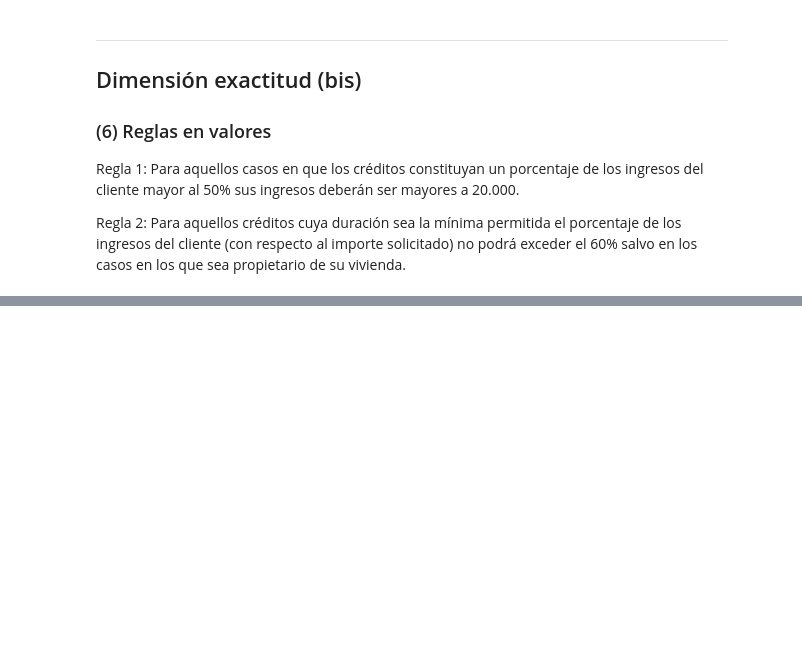
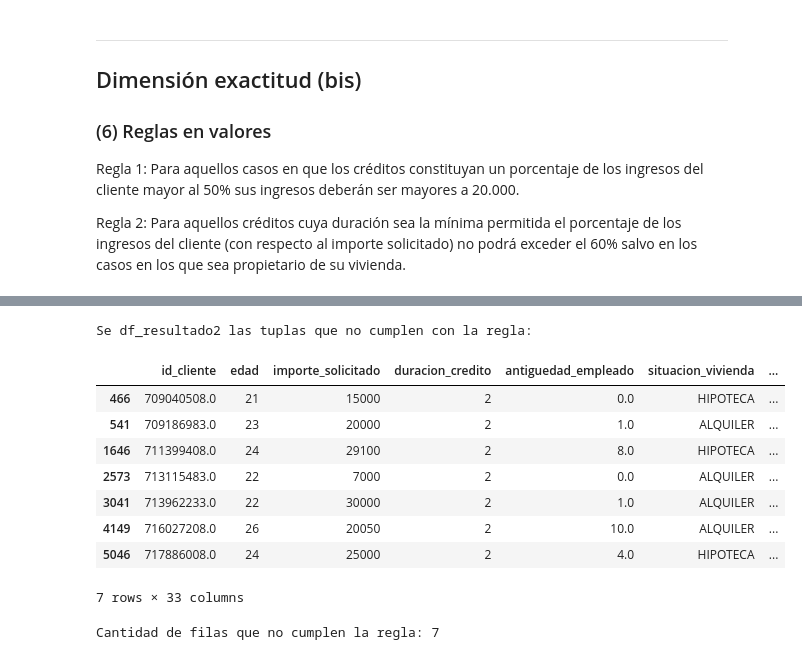
Before and after one commit to ajohn21/13MBID-OCT2324, a Jupyter notebook: notebooks/comprension_datos/CD03-Verificacion-calidad.ipynb, the cells around one changed output, grey strips where cells are left out. Cells and saved outputs as stored; diff of their text form; code cells hidden in the pictures; blank space fills up the shorter version.

Commit message:
Final de la verificacion de calidad de datos

```diff
--- a/notebooks/comprension_datos/CD03-Verificacion-calidad.ipynb
+++ b/notebooks/comprension_datos/CD03-Verificacion-calidad.ipynb
@@ -507,0 +1270,48 @@ print(f"Cantidad de filas que no cumplen la regla: {aux.shape[0]}")
+# %%
+# REGLA 2
+#Se puede definir una función para aplicar los cálculos
+
+def regla2_pct_ingresos_credito(row):
+    pct_ingreso = row.pct_ingreso
+    duracion_credito = row.duracion_credito
+    ingresos = row.ingresos
+    importe_solicitado = row.importe_solicitado
+    situacion_vivienda = row.situacion_vivienda
+
+    if duracion_credito == 2 and pct_ingreso > 0.6:
+        # Es un error, no cumple la regla definida
+        if situacion_vivienda == "PROPIA":
+            # print("Datos ",pct_ingreso,duracion_credito, ingresos, importe_solicitado)
+            return 'ok'
+        else:
+            return 'err'
+    else:
+        return 'ok'
+
+
+# Se aplica la función para todos los elementos del dataset
+regla2_pct_ingresos = df_integrado.apply(lambda row: regla2_pct_ingresos_credito(row), axis=1).rename("regla2_pct_ingresos")
+
+# Se unen los resultados al dataset inicial
+df_resultado = pd.concat([df_integrado, regla2_pct_ingresos], axis=1)
+
+# Se visualizan los datos
+print("Se df_resultado2 las tuplas que no cumplen con la regla:\n")
+display(df_resultado[df_resultado.regla2_pct_ingresos == 'err'].head())
+
+
+# Se verifica la cantidad de elementos
+aux2 = df_resultado[df_resultado.regla2_pct_ingresos == 'err']
+print(f"Cantidad de filas que no cumplen la regla: {aux2.shape[0]}")
+# %% [output]
+Se df_resultado2 las tuplas que no cumplen con la regla:
+|  | id_cliente | edad | importe_solicitado | duracion_credito | antiguedad_empleado | situacion_vivienda | ... |
+| 466 | 709040508.0 | 21 | 15000 | 2 | 0.0 | HIPOTECA | ... |
+| 541 | 709186983.0 | 23 | 20000 | 2 | 1.0 | ALQUILER | ... |
+| 1646 | 711399408.0 | 24 | 29100 | 2 | 8.0 | HIPOTECA | ... |
+| 2573 | 713115483.0 | 22 | 7000 | 2 | 0.0 | ALQUILER | ... |
+| 3041 | 713962233.0 | 22 | 30000 | 2 | 1.0 | ALQUILER | ... |
+| 4149 | 716027208.0 | 26 | 20050 | 2 | 10.0 | ALQUILER | ... |
+| 5046 | 717886008.0 | 24 | 25000 | 2 | 4.0 | HIPOTECA | ... |
+7 rows × 33 columns
+Cantidad de filas que no cumplen la regla: 7
```
Also changed, not shown: parts of 33 cells of this notebook, 1 other file.
